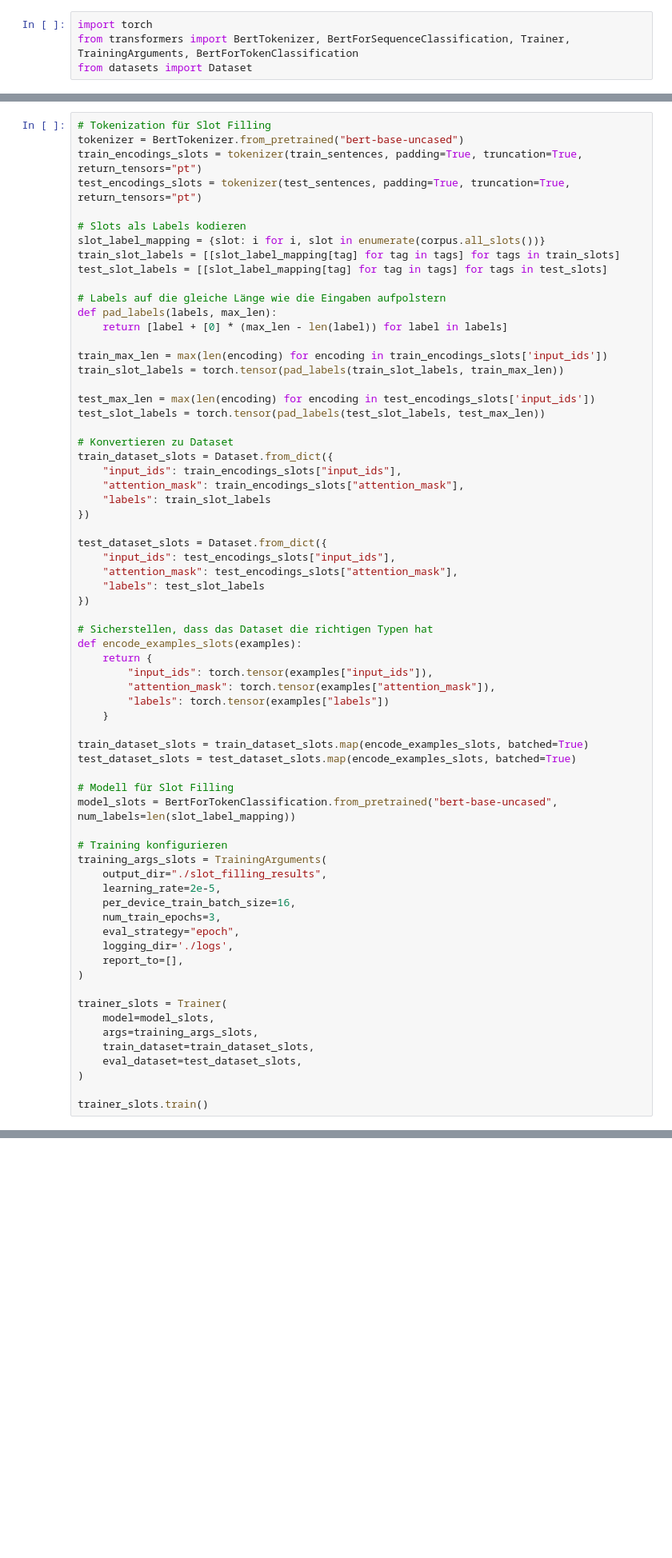
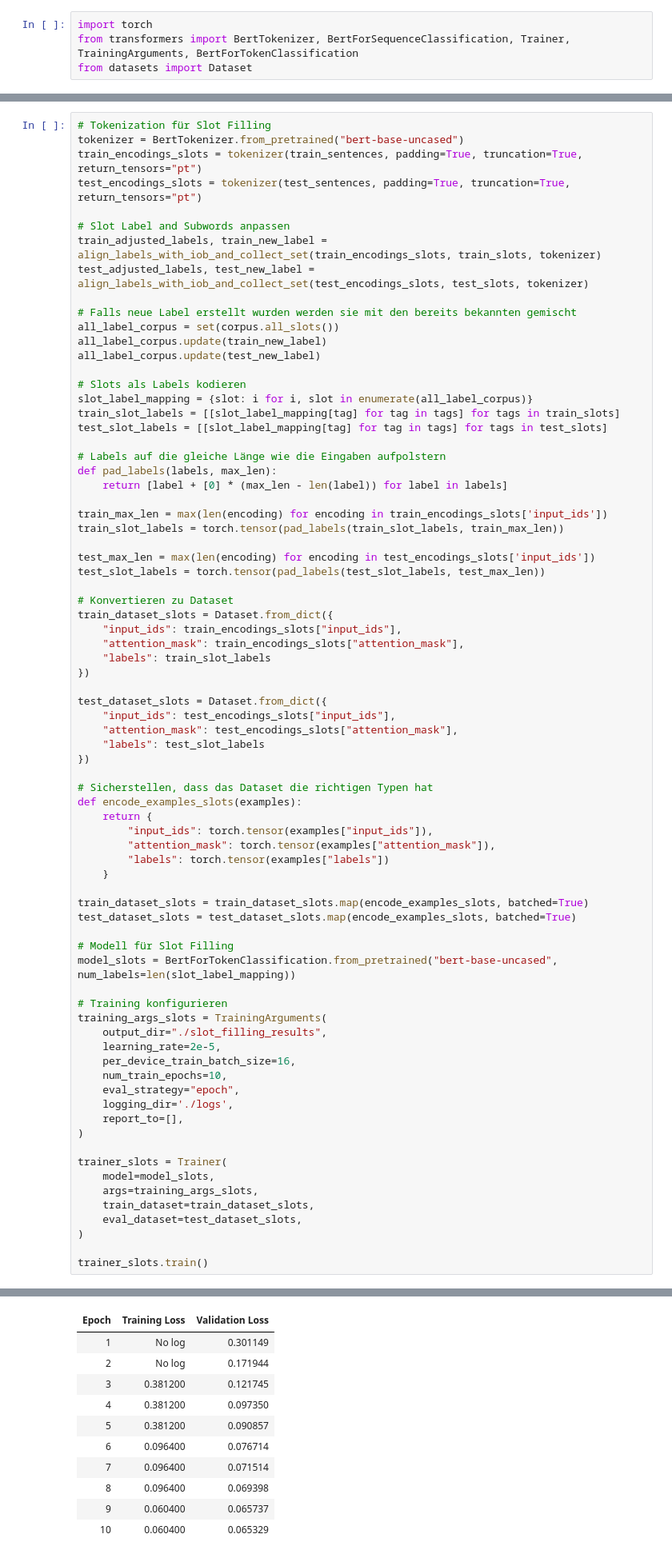
Before and after one commit to TTomczek/nlp-intent-and-slot-filling, a Jupyter notebook: joint-intent-detection-and-slot-filling.ipynb, the cells around one changed output, grey strips where cells are left out. Shown at 80% size. Saved outputs shown, nothing was run; the diff lists cells and outputs as text; blank space fills up the shorter version.

```diff
--- a/joint-intent-detection-and-slot-filling.ipynb
+++ b/joint-intent-detection-and-slot-filling.ipynb
@@ -406,8 +442,17 @@ tokenizer = BertTokenizer.from_pretrained("bert-base-uncased")
 train_encodings_slots = tokenizer(train_sentences, padding=True, truncation=True, return_tensors="pt")
 test_encodings_slots = tokenizer(test_sentences, padding=True, truncation=True, return_tensors="pt")
 
+# Slot Label and Subwords anpassen
+train_adjusted_labels, train_new_label = align_labels_with_iob_and_collect_set(train_encodings_slots, train_slots, tokenizer)
+test_adjusted_labels, test_new_label = align_labels_with_iob_and_collect_set(test_encodings_slots, test_slots, tokenizer)
+
+# Falls neue Label erstellt wurden werden sie mit den bereits bekannten gemischt
+all_label_corpus = set(corpus.all_slots())
+all_label_corpus.update(train_new_label)
+all_label_corpus.update(test_new_label)
+
 # Slots als Labels kodieren
-slot_label_mapping = {slot: i for i, slot in enumerate(corpus.all_slots())}
+slot_label_mapping = {slot: i for i, slot in enumerate(all_label_corpus)}
 train_slot_labels = [[slot_label_mapping[tag] for tag in tags] for tags in train_slots]
 test_slot_labels = [[slot_label_mapping[tag] for tag in tags] for tags in test_slots]
 
@@ -453,7 +498,7 @@ training_args_slots = TrainingArguments(
     output_dir="./slot_filling_results",
     learning_rate=2e-5,
     per_device_train_batch_size=16,
-    num_train_epochs=3,
+    num_train_epochs=10,
     eval_strategy="epoch",
     logging_dir='./logs',
     report_to=[],
@@ -473,0 +519,11 @@ You should probably TRAIN this model on a down-stream task to be able to use it
+| Epoch | Training Loss | Validation Loss |
+| 1 | No log | 0.301149 |
+| 2 | No log | 0.171944 |
+| 3 | 0.381200 | 0.121745 |
+| 4 | 0.381200 | 0.097350 |
+| 5 | 0.381200 | 0.090857 |
+| 6 | 0.096400 | 0.076714 |
+| 7 | 0.096400 | 0.071514 |
+| 8 | 0.096400 | 0.069398 |
+| 9 | 0.060400 | 0.065737 |
+| 10 | 0.060400 | 0.065329 |
```
Also changed, not shown: parts of 9 cells of this notebook, 15 other files.
